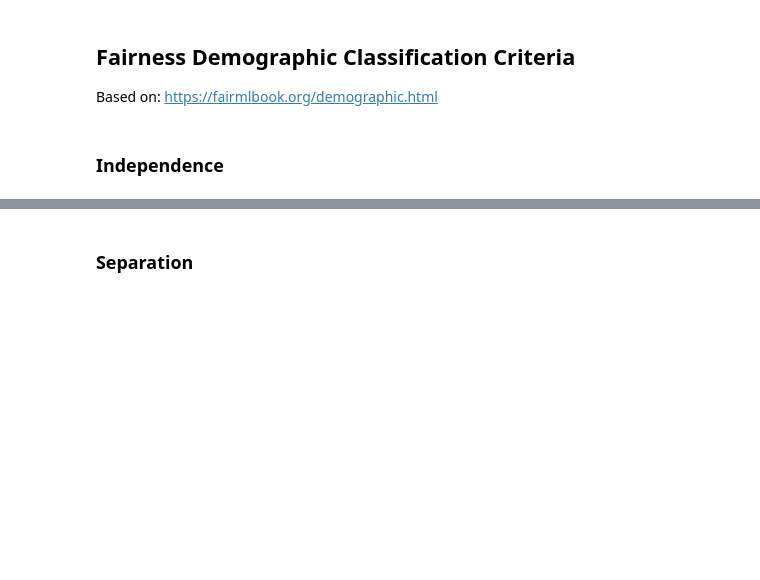
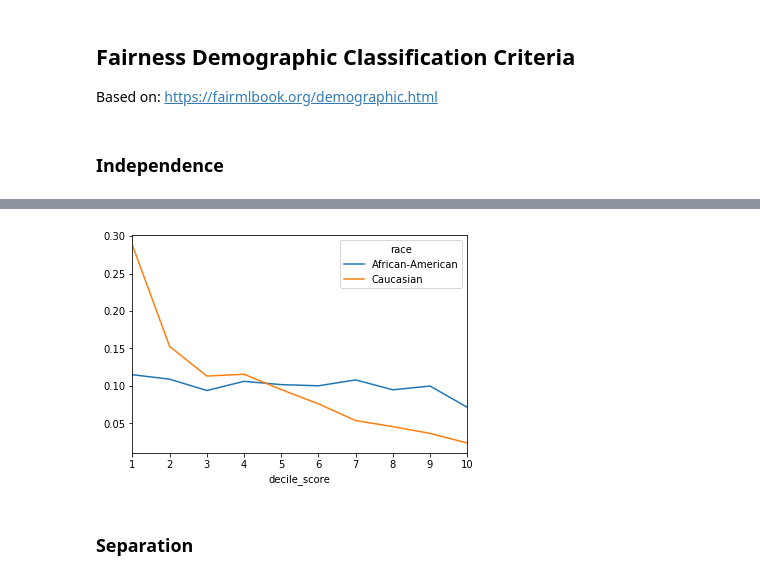
Before and after one commit to ResponsiblyAI/responsibly, a Jupyter notebook: docs/notebooks/demo-compas-analysis.ipynb, the cells around one changed output, grey strips where cells are left out. Saved outputs shown, nothing was run; the diff lists cells and outputs as text; code cells hidden in the pictures; blank space fills up the shorter version.

```diff
--- a/docs/notebooks/demo-compas-analysis.ipynb
+++ b/docs/notebooks/demo-compas-analysis.ipynb
@@ -160,3 +192,8 @@ indp_cmp
+# %%
+independence_score(df_race_focused['decile_score'],
+                   df_race_focused['race'], as_df=True).plot();
+# %% [output]
+[figure, added]
 # %% [markdown]
 ### Separation
 # %%
```
Also changed, not shown: parts of 16 cells of this notebook, 15 other files.
